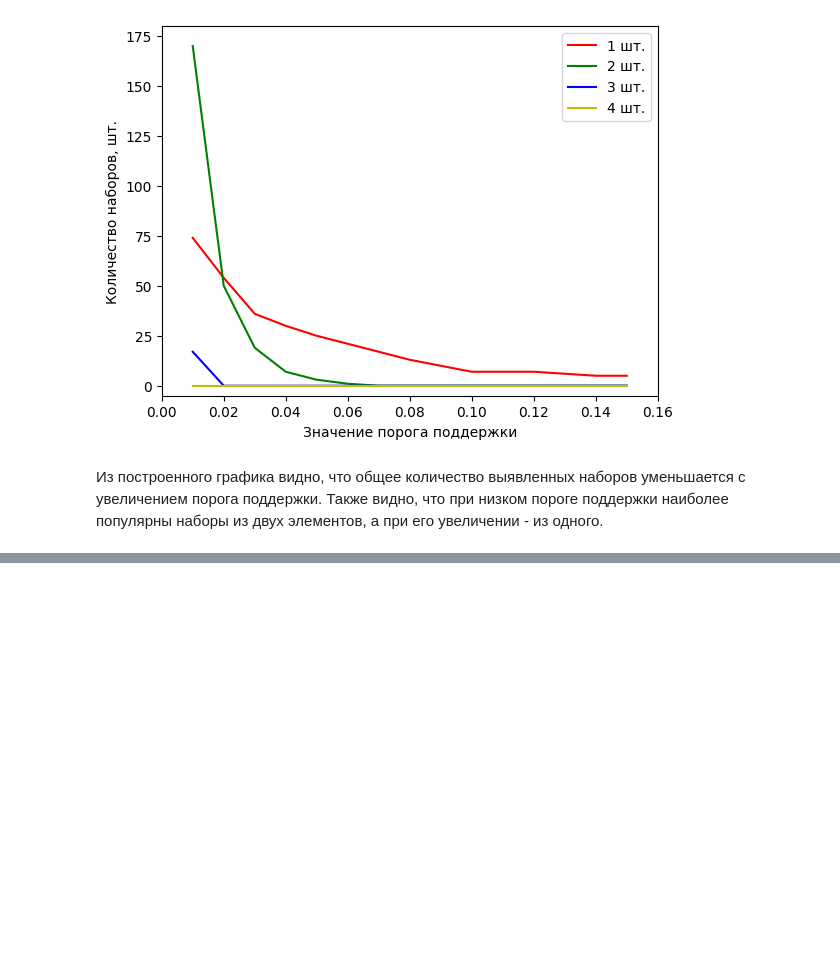
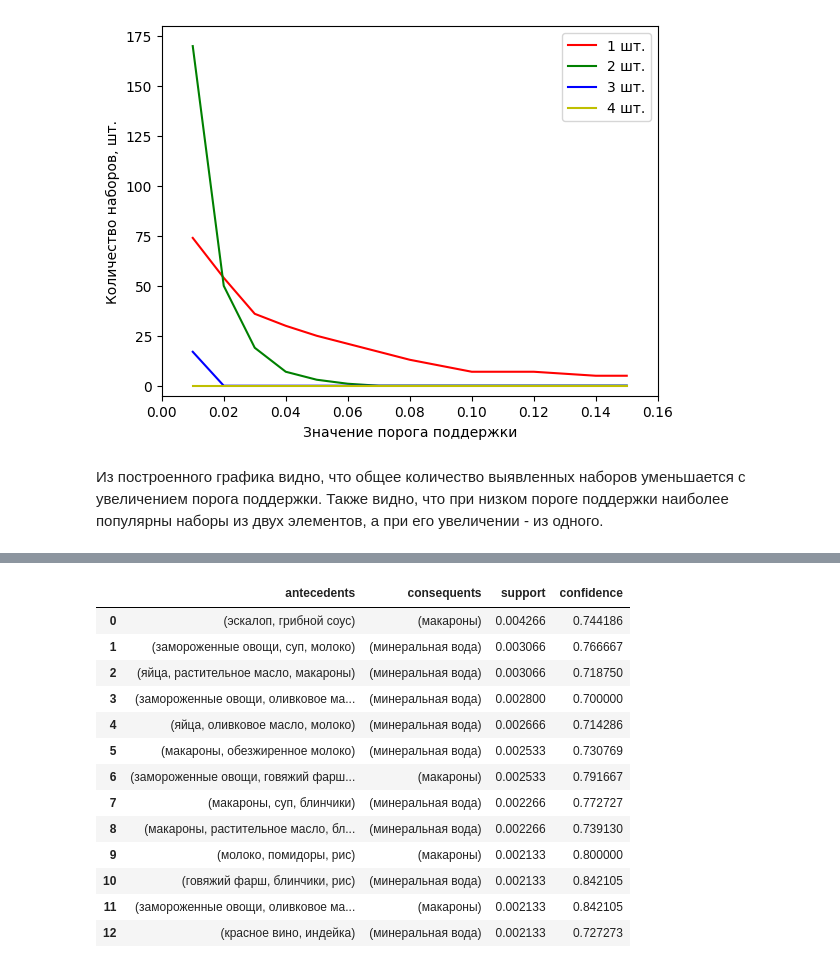
Before and after one commit to gamingKenku/analytical-info-processing-tech, a Jupyter notebook: lab1/apriori lab.ipynb, the cells around one changed output, grey strips where cells are left out. Saved outputs shown, nothing was run; the diff lists cells and outputs as text; code cells hidden in the pictures; blank space fills up the shorter version.

```diff
--- a/lab1/apriori lab.ipynb
+++ b/lab1/apriori lab.ipynb
@@ -157,0 +180,44 @@ plt.show
+# %%
+class RulesSortMethod(enum.Enum):
+    by_support = 'support'
+    lexicographically = 'letters'
+
+def find_association_rules(df: pd.DataFrame, min_support: float, sort_method: RulesSortMethod, min_confidence: float):
+    def sort_by_support(df: pd.DataFrame):
+        return df.sort_values('support', ascending=False)
+
+    def sort_lexicographically(df: pd.DataFrame):
+        return df.sort_values(['antecedents', 'consequents'])
+
+    SORT_METHODS = {
+        RulesSortMethod.lexicographically: sort_lexicographically,
+        RulesSortMethod.by_support: sort_by_support
+    }
+
+    apr_df = freq_itemsets(df, min_support, SortMethod.by_support)
+
+    rules_df = association_rules(apr_df, metric="confidence", min_threshold=min_confidence)
+
+    rules_df = rules_df.drop(columns=["antecedent support", "consequent support", "lift", "leverage", "conviction", "zhangs_metric"])
+
+    rules_df = SORT_METHODS[sort_method](rules_df)
+
+    return rules_df
+# %%
+rules_df = find_association_rules(df, 0.002, RulesSortMethod.by_support, 0.7)
+rules_df
+# %% [output]
+|  | antecedents | consequents | support | confidence |
+| 0 | (эскалоп, грибной соус) | (макароны) | 0.004266 | 0.744186 |
+| 1 | (замороженные овощи, суп, молоко) | (минеральная вода) | 0.003066 | 0.766667 |
+| 2 | (яйца, растительное масло, макароны) | (минеральная вода) | 0.003066 | 0.718750 |
+| 3 | (замороженные овощи, оливковое ма... | (минеральная вода) | 0.002800 | 0.700000 |
+| 4 | (яйца, оливковое масло, молоко) | (минеральная вода) | 0.002666 | 0.714286 |
+| 5 | (макароны, обезжиренное молоко) | (минеральная вода) | 0.002533 | 0.730769 |
+| 6 | (замороженные овощи, говяжий фарш... | (макароны) | 0.002533 | 0.791667 |
+| 7 | (макароны, суп, блинчики) | (минеральная вода) | 0.002266 | 0.772727 |
+| 8 | (макароны, растительное масло, бл... | (минеральная вода) | 0.002266 | 0.739130 |
+| 9 | (молоко, помидоры, рис) | (макароны) | 0.002133 | 0.800000 |
+| 10 | (говяжий фарш, блинчики, рис) | (минеральная вода) | 0.002133 | 0.842105 |
+| 11 | (замороженные овощи, оливковое ма... | (макароны) | 0.002133 | 0.842105 |
+| 12 | (красное вино, индейка) | (минеральная вода) | 0.002133 | 0.727273 |
```
Also changed, not shown: parts of 6 cells of this notebook.
